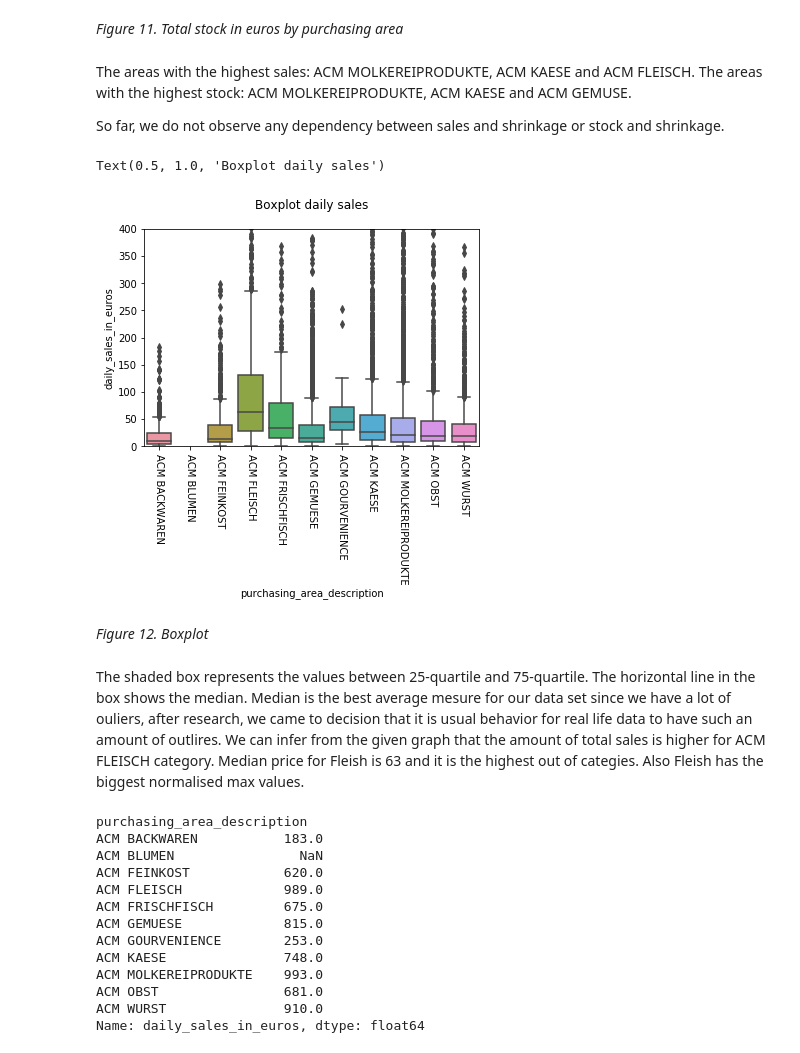
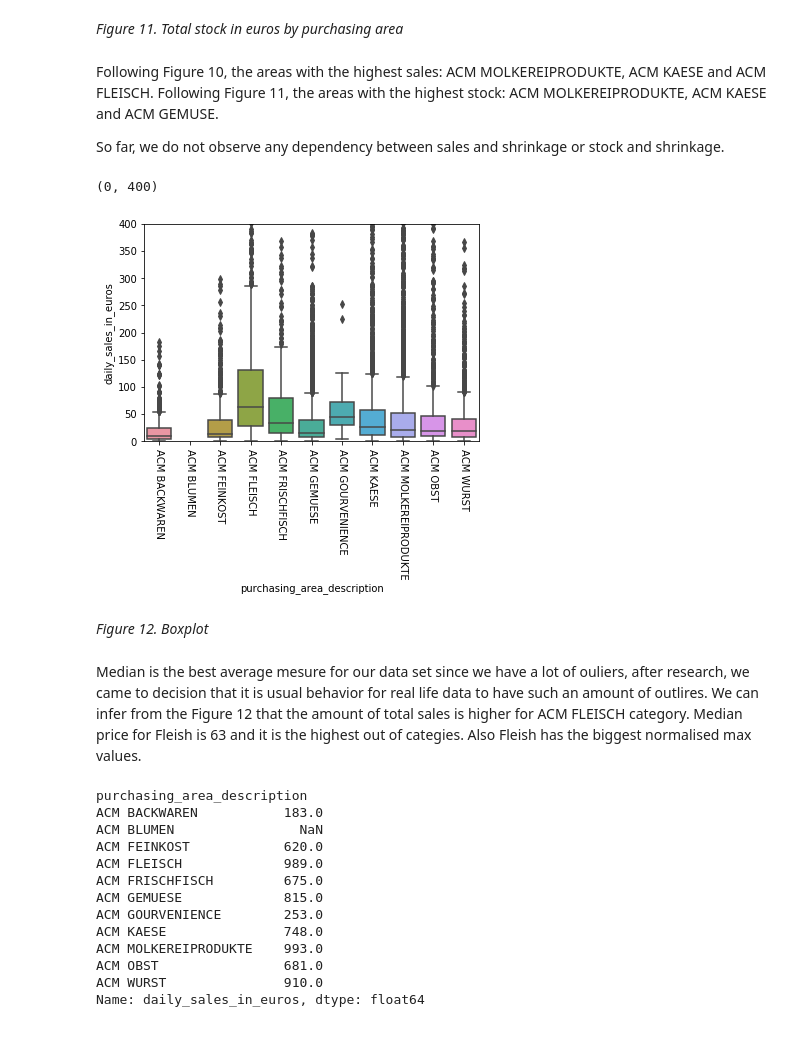
Before and after one commit to irina-baeva/retail-ds-project, a Jupyter notebook: metro_project_irina_baeva.ipynb, the cells around one changed output. Cells and saved outputs as stored; diff of their text form; code cells hidden in the pictures.

```diff
--- a/metro_project_irina_baeva.ipynb
+++ b/metro_project_irina_baeva.ipynb
@@ -773,22 +771,21 @@ Text(0.5, 1.0, 'Stock in EUR by purchasing areas')
 # %% [markdown]
 *Figure 11. Total stock in euros by purchasing area*
 # %% [markdown]
-The areas with the highest sales: ACM MOLKEREIPRODUKTE, ACM KAESE and ACM FLEISCH. The areas with the highest stock: ACM MOLKEREIPRODUKTE, ACM KAESE and ACM GEMUSE.
+Following Figure 10, the areas with the highest sales: ACM MOLKEREIPRODUKTE, ACM KAESE and ACM FLEISCH. Following Figure 11, the areas with the highest stock: ACM MOLKEREIPRODUKTE, ACM KAESE and ACM GEMUSE.
 
 So far, we do not observe any dependency between sales and shrinkage or stock and shrinkage.
 # %%
 #todo
 sns.boxplot(x = df["purchasing_area_description"], y = df["daily_sales_in_euros"])
 plt.xticks(rotation=-90)
 plt.ylim(0,400)
-plt.title('Boxplot daily sales', pad=20,color="black")
 # %% [output]
-Text(0.5, 1.0, 'Boxplot daily sales')
+(0, 400)
-[figure, old version]
+[figure, new version]
 # %% [markdown]
 *Figure 12. Boxplot*
 # %% [markdown]
-The shaded box represents the values between 25-quartile and 75-quartile. The horizontal line in the box shows the median. Median is the best average mesure for our data set since we have a lot of ouliers, after research, we came to decision that it is usual behavior for real life data to have such an amount of outlires. We can infer from the given graph that the amount of total sales is higher for ACM FLEISCH category. Median price for Fleish is 63 and it is the highest out of categies. Also Fleish has the biggest normalised max values.
+Median is the best average mesure for our data set since we have a lot of ouliers, after research, we came to decision that it is usual behavior for real life data to have such an amount of outlires. We can infer from the Figure 12 that the amount of total sales is higher for ACM FLEISCH category. Median price for Fleish is 63 and it is the highest out of categies. Also Fleish has the biggest normalised max values.
 # %%
 df.groupby("purchasing_area_description")["daily_sales_in_euros"].max()
 # %% [output]
```
Also changed, not shown: parts of 24 cells of this notebook.
